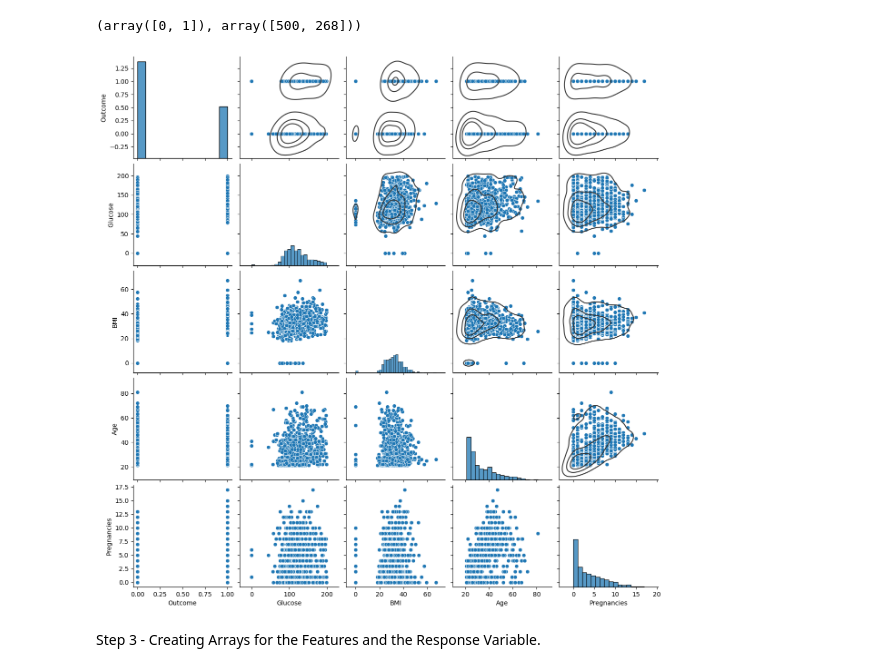
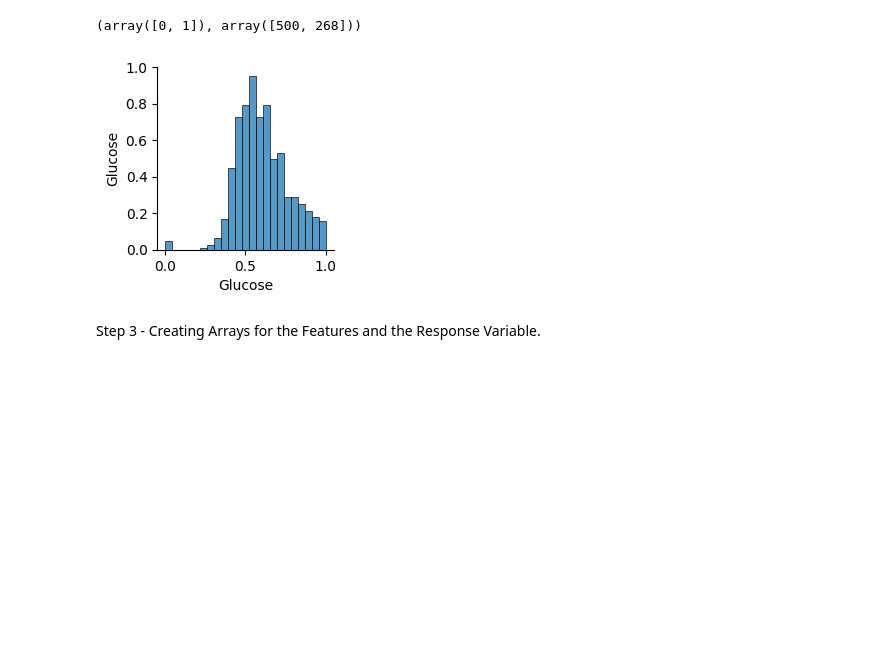
Before and after one commit to adalbertii/Modele---klasyfikacyjne, a Jupyter notebook: keras_classification_case.ipynb, the cells around one changed output. Cells and saved outputs as stored; diff of their text form; code cells hidden in the pictures; blank space fills up the shorter version.

```diff
--- a/keras_classification_case.ipynb
+++ b/keras_classification_case.ipynb
@@ -92,13 +92,13 @@ print(np.unique(df['Outcome'], return_counts=True))
 (array([0, 1]), array([500, 268]))
 # %%
 #weryfikacja zależności pomiedzy zmiennymi
-
-g = sns.pairplot(df[['Outcome', 'Glucose', 'BMI', 'Age','Pregnancies']])
+#'Outcome', 'BMI', 'Age','Pregnancies'
+g = sns.pairplot(df[[ 'Glucose']])
 #plt.title('Wykresy par dla wszystkich zmiennych')
 g.map_upper(sns.kdeplot, levels=4, color=".2")
 plt.show()
 # %% [output]
-[figure, old version]
+[figure, new version]
 # %% [markdown]
 Step 3 - Creating Arrays for the Features and the Response Variable.
 # %%
```
